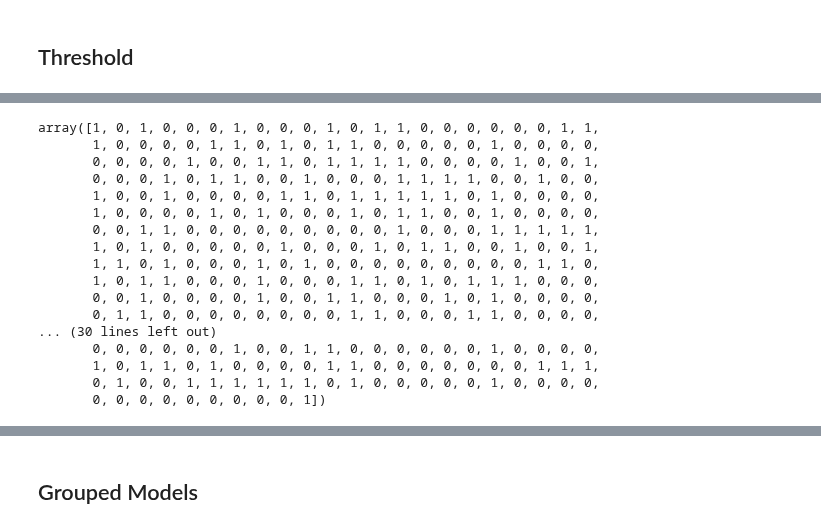
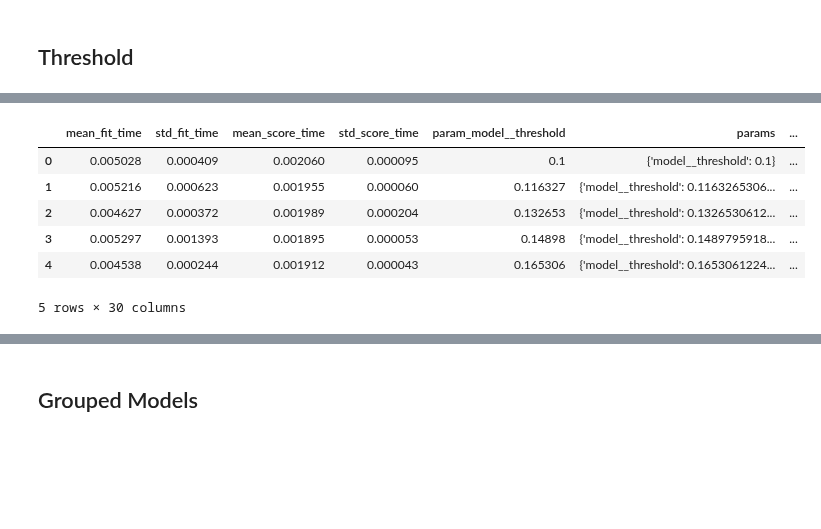
Before and after one commit to olgaklischuk/python-cource, a Jupyter notebook: scikit-learn/scikit-meta/scikit-meta_2.ipynb, the cells around one changed output, grey strips where cells are left out. Saved outputs shown, nothing was run; the diff lists cells and outputs as text; code cells hidden in the pictures; blank space fills up the shorter version.

```diff
--- a/scikit-learn/scikit-meta/scikit-meta_2.ipynb
+++ b/scikit-learn/scikit-meta/scikit-meta_2.ipynb
@@ -106,33 +106,25 @@ plt.title("threshold=0.9");
-# %%
-pipe = Pipeline([
-    ("model", Thresholder(LogisticRegression(solver='lbfgs'), threshold=0.1))
-])
-
-mod = GridSearchCV(estimator=pipe,
-                  param_grid = {"model__threshold": np.linspace(0.1, 0.9, 50)},
-                  scoring={"precision": make_scorer(precision_score),
-                            "recall": make_scorer(recall_score),
-                            "accuracy": make_scorer(accuracy_score)},
-                  refit="precision",
-                  cv=5)
-
-mod.fit(X, y)
-mod.predict(X);
-# %% [output]
-array([1, 0, 1, 0, 0, 0, 1, 0, 0, 0, 1, 0, 1, 1, 0, 0, 0, 0, 0, 0, 1, 1,
-       1, 0, 0, 0, 0, 1, 1, 0, 1, 0, 1, 1, 0, 0, 0, 0, 0, 1, 0, 0, 0, 0,
-       0, 0, 0, 0, 1, 0, 0, 1, 1, 0, 1, 1, 1, 1, 0, 0, 0, 0, 1, 0, 0, 1,
-       0, 0, 0, 1, 0, 1, 1, 0, 0, 1, 0, 0, 0, 1, 1, 1, 1, 0, 0, 1, 0, 0,
-       1, 0, 0, 1, 0, 0, 0, 0, 1, 1, 0, 1, 1, 1, 1, 1, 0, 1, 0, 0, 0, 0,
-       1, 0, 0, 0, 0, 1, 0, 1, 0, 0, 0, 1, 0, 1, 1, 0, 0, 1, 0, 0, 0, 0,
-       0, 0, 1, 1, 0, 0, 0, 0, 0, 0, 0, 0, 0, 1, 0, 0, 0, 1, 1, 1, 1, 1,
-       1, 0, 1, 0, 0, 0, 0, 0, 1, 0, 0, 0, 1, 0, 1, 1, 0, 0, 1, 0, 0, 1,
-       1, 1, 0, 1, 0, 0, 0, 1, 0, 1, 0, 0, 0, 0, 0, 0, 0, 0, 0, 1, 1, 0,
-       1, 0, 1, 1, 0, 0, 0, 1, 0, 0, 0, 1, 1, 0, 1, 0, 1, 1, 1, 0, 0, 0,
-       0, 0, 1, 0, 0, 0, 0, 1, 0, 0, 1, 1, 0, 0, 0, 1, 0, 1, 0, 0, 0, 0,
-       0, 1, 1, 0, 0, 0, 0, 0, 0, 0, 0, 1, 1, 0, 0, 0, 1, 1, 0, 0, 0, 0,
-... (30 lines left out)
-       0, 0, 0, 0, 0, 0, 1, 0, 0, 1, 1, 0, 0, 0, 0, 0, 0, 1, 0, 0, 0, 0,
-       1, 0, 1, 1, 0, 1, 0, 0, 0, 0, 1, 1, 0, 0, 0, 0, 0, 0, 0, 1, 1, 1,
-       0, 1, 0, 0, 1, 1, 1, 1, 1, 1, 0, 1, 0, 0, 0, 0, 0, 1, 0, 0, 0, 0,
-       0, 0, 0, 0, 0, 0, 0, 0, 0, 1])
+# %%
+pipe = Pipeline([
+    ("model", Thresholder(LogisticRegression(solver='lbfgs'), threshold=0.1))
+])
+
+mod = GridSearchCV(estimator=pipe,
+                  param_grid = {"model__threshold": np.linspace(0.1, 0.9, 50)},
+                  scoring={"precision": make_scorer(precision_score),
+                            "recall": make_scorer(recall_score),
+                            "accuracy": make_scorer(accuracy_score)},
+                  refit="precision",
+                  cv=5)
+
+mod.fit(X, y)
+mod.predict(X);
+grid_1= pd.DataFrame(mod.cv_results_)
+grid_1.head()
+# %% [output]
+|  | mean_fit_time | std_fit_time | mean_score_time | std_score_time | param_model__threshold | params | ... |
+| 0 | 0.005028 | 0.000409 | 0.002060 | 0.000095 | 0.1 | {'model__threshold': 0.1} | ... |
+| 1 | 0.005216 | 0.000623 | 0.001955 | 0.000060 | 0.116327 | {'model__threshold': 0.1163265306... | ... |
+| 2 | 0.004627 | 0.000372 | 0.001989 | 0.000204 | 0.132653 | {'model__threshold': 0.1326530612... | ... |
+| 3 | 0.005297 | 0.001393 | 0.001895 | 0.000053 | 0.14898 | {'model__threshold': 0.1489795918... | ... |
+| 4 | 0.004538 | 0.000244 | 0.001912 | 0.000043 | 0.165306 | {'model__threshold': 0.1653061224... | ... |
+5 rows × 30 columns
```
Also changed, not shown: parts of 8 cells of this notebook.
